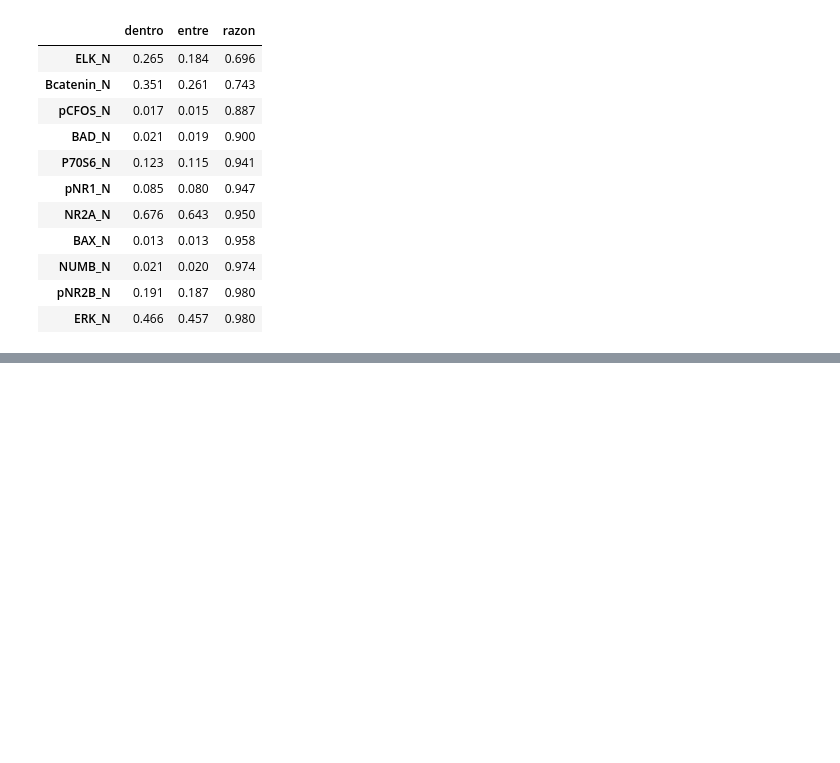
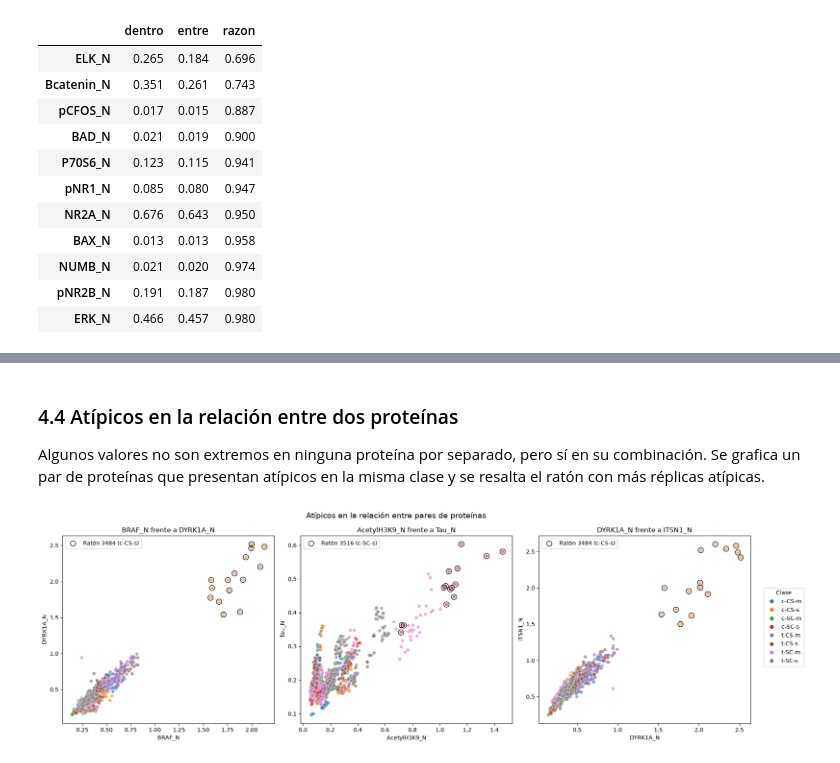
Before and after one commit to Juanhv24/mice-supervisado, a Jupyter notebook: notebooks/01_eda.ipynb, the cells around one changed output, grey strips where cells are left out. Saved outputs shown, nothing was run; the diff lists cells and outputs as text; code cells hidden in the pictures; blank space fills up the shorter version.

```diff
--- a/notebooks/01_eda.ipynb
+++ b/notebooks/01_eda.ipynb
@@ -324,0 +567,6 @@ Sin efecto aparente (razón ≤ 0.26): 0
+# %%
+# Réplicas atípicas por ratón y proteína (0 a 15)
+replicas_atipicas = atip_clase.groupby(df["raton"]).sum()
+
+# Ratones con más celdas atípicas en total
+replicas_atipicas.sum(axis=1).sort_values(ascending=False).head(10)
@@ -324,0 +586,39 @@ Sin efecto aparente (razón ≤ 0.26): 0
+# %% [markdown]
+### 4.4 Atípicos en la relación entre dos proteínas
+
+Algunos valores no son extremos en ninguna proteína por separado, pero sí en su combinación. Se grafica un par
+de proteínas que presentan atípicos en la misma clase y se resalta el ratón con más réplicas atípicas.
+# %%
+# Pares de proteínas a comparar: (eje x, eje y)
+pares = [
+    ("BRAF_N", "DYRK1A_N"),
+    ("AcetylH3K9_N", "Tau_N"),
+    ("DYRK1A_N", "ITSN1_N"),
+]
+
+fig, axs = plt.subplots(1, 3, figsize=(18, 6))
+
+for ax, (prot_x, prot_y) in zip(axs, pares):
+    # Ratón con más réplicas atípicas en las dos proteínas del par
+    raton_destacado = replicas_atipicas[[prot_x, prot_y]].sum(axis=1).idxmax()
+    destacado = df[df["raton"] == raton_destacado]
+
+    sns.scatterplot(data=df, x=prot_x, y=prot_y, hue="class", hue_order=orden_clases,
+                    alpha=0.6, legend=False, ax=ax)
+    ax.scatter(destacado[prot_x], destacado[prot_y],
+               facecolors="none", edgecolors="black", s=90,
+               label=f"Ratón {raton_destacado} ({destacado["class"].iloc[0]})")
+    ax.set(title=f"{prot_x} frente a {prot_y}", xlabel=prot_x, ylabel=prot_y)
+    ax.legend(loc="upper left")
+
+# Leyenda de clases compartida
+colores = sns.color_palette(n_colors=len(orden_clases))
+marcadores = [plt.Line2D([], [], marker="o", linestyle="", color=c) for c in colores]
+fig.legend(marcadores, orden_clases, title="Clase", loc="center right", bbox_to_anchor=(1.07, 0.5))
+
+fig.suptitle("Atípicos en la relación entre pares de proteínas", fontsize=14)
+fig.tight_layout()
+plt.savefig(FIGURAS / "atipicos_dispersion.png", dpi=150, bbox_inches="tight")
+plt.show()
+# %% [output]
+[figure, added]
```
Also changed, not shown: parts of 34 cells of this notebook, 5 other files.
